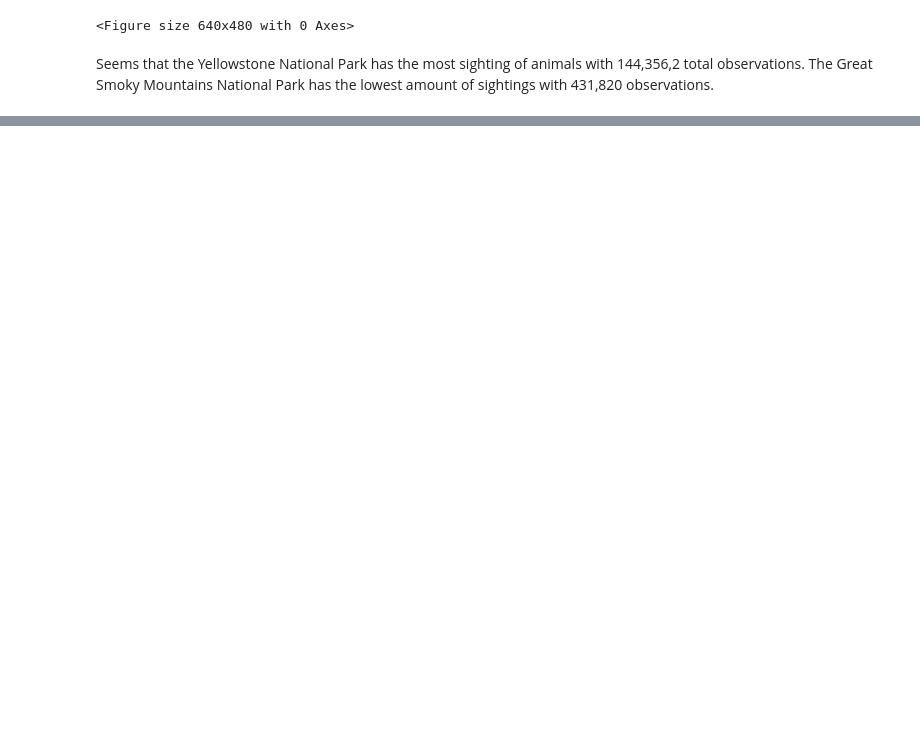
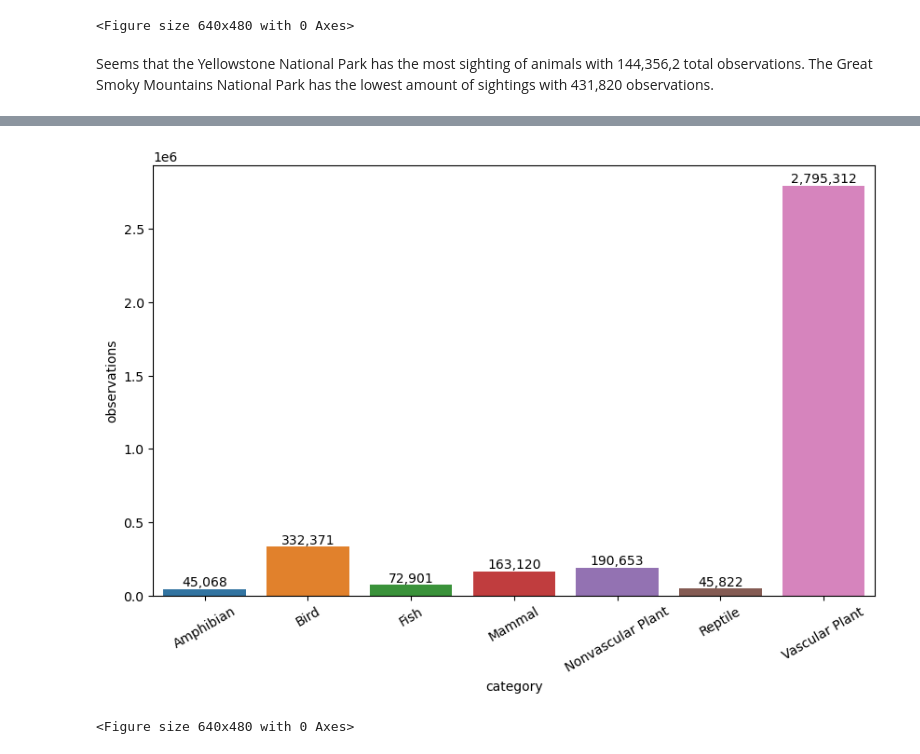
Before and after one commit to YSKAA423/Biodiversity-in-National-Parks, a Jupyter notebook: biodiversity.ipynb, the cells around one changed output, grey strips where cells are left out. Cells and saved outputs as stored; diff of their text form; code cells hidden in the pictures; blank space fills up the shorter version.

```diff
--- a/biodiversity.ipynb
+++ b/biodiversity.ipynb
@@ -313,0 +394,2 @@ Seems that the Yellowstone National Park has the most sighting of animals with 1
+# %%
+category_obs = sp_ob.groupby('category').observations.sum().reset_index()
@@ -313,0 +405,14 @@ Seems that the Yellowstone National Park has the most sighting of animals with 1
+# %%
+plt.figure(figsize=(10,6)) # Adjusting the figure for more readability
+ax = sns.barplot(x = 'category',y="observations",data = category_obs)
+ax.tick_params(axis='x', rotation=30)
+for container in ax.containers:
+    # Extract observation values specific to this container's hue level
+    observations = [f"{int(obs):,}" for obs in container.datavalues]
+    # Call ax.bar_label with the container and corresponding observations
+    ax.bar_label(container, labels=observations)
+plt.show()
+plt.clf()
+# %% [output]
+[figure, added]
+<Figure size 640x480 with 0 Axes>
```
Also changed, not shown: parts of 16 cells of this notebook.
